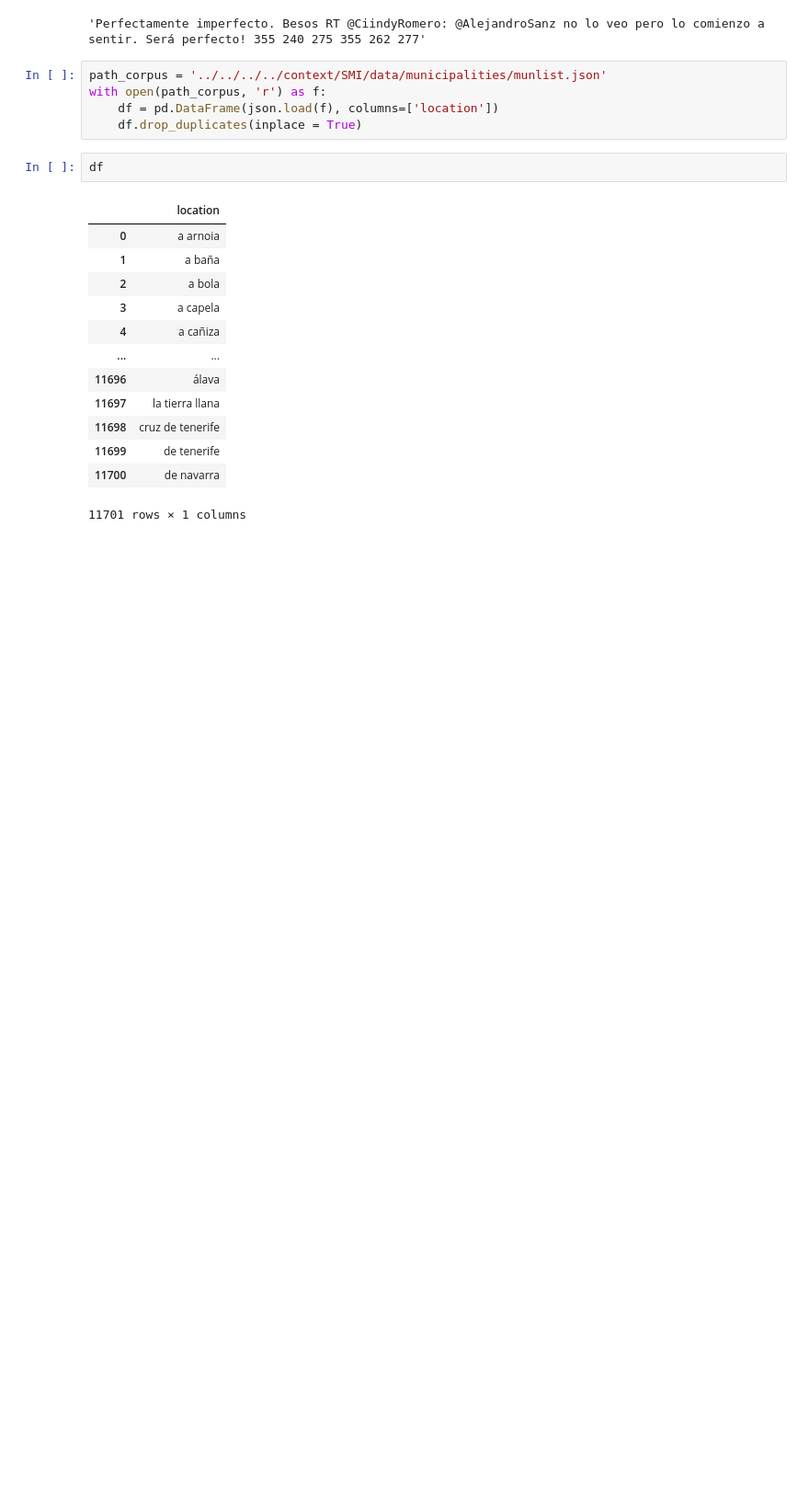
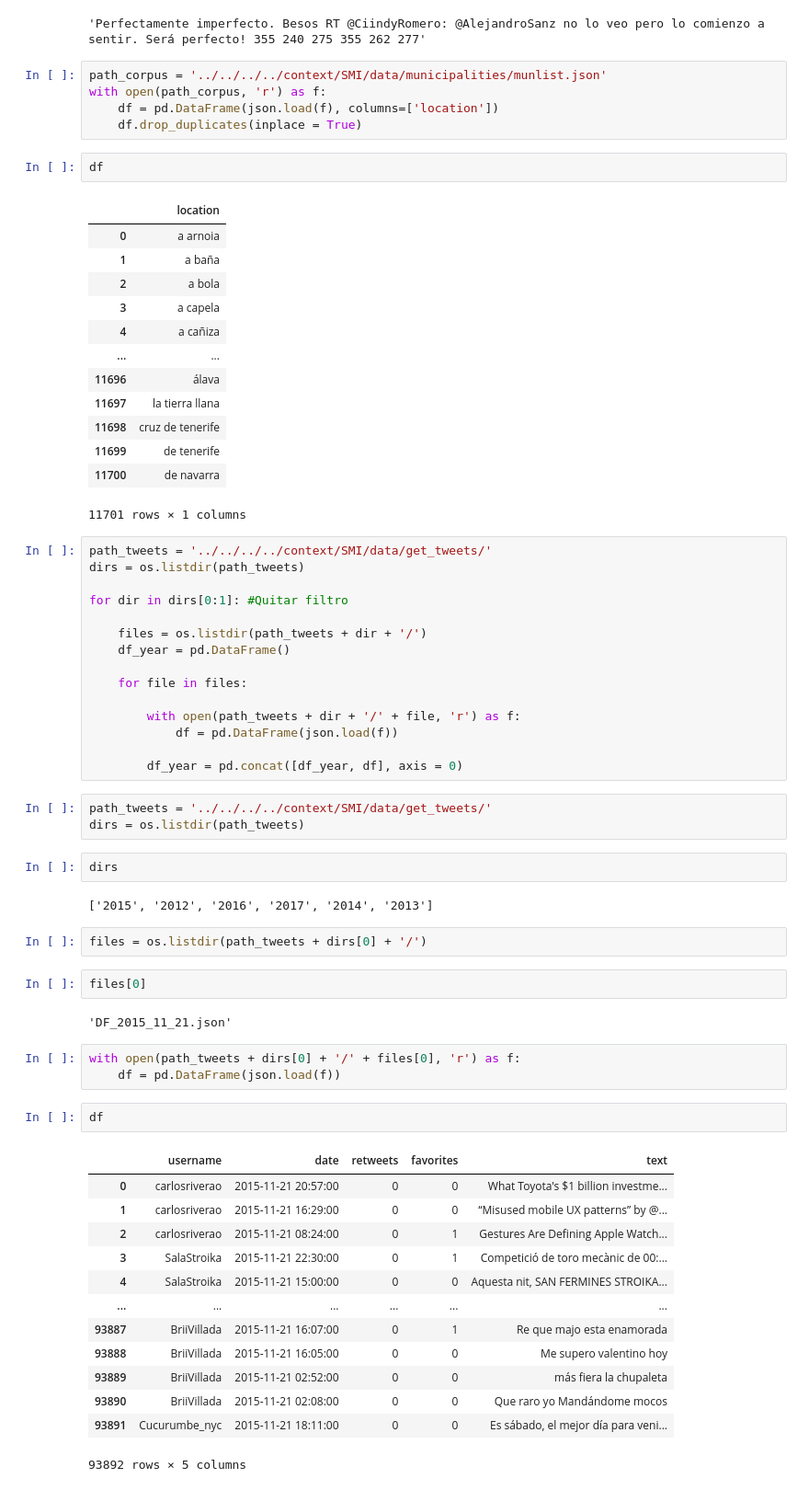
Before and after one commit to manugaco/cons_app, a Jupyter notebook: SMI_0_database/dev/create_fill_db.ipynb, the cells around one changed output. Shown: that part at 92% size. Saved outputs shown, nothing was run; the diff lists cells and outputs as text; blank space fills up the shorter version.

Commit message:
working on tweets backup

```diff
--- a/SMI_0_database/dev/create_fill_db.ipynb
+++ b/SMI_0_database/dev/create_fill_db.ipynb
@@ -771,3 +758,50 @@ df
 | 11699 | de tenerife |
 | 11700 | de navarra |
 11701 rows × 1 columns
+# %%
+path_tweets = '../../../../context/SMI/data/get_tweets/'
+dirs = os.listdir(path_tweets)
+
+for dir in dirs[0:1]: #Quitar filtro
+
+    files = os.listdir(path_tweets + dir + '/')
+    df_year = pd.DataFrame()
+
+    for file in files:
+
+        with open(path_tweets + dir + '/' + file, 'r') as f:
+            df = pd.DataFrame(json.load(f))
+
+        df_year = pd.concat([df_year, df], axis = 0)
+# %%
+path_tweets = '../../../../context/SMI/data/get_tweets/'
+dirs = os.listdir(path_tweets)
+# %%
+dirs
+# %% [output]
+['2015', '2012', '2016', '2017', '2014', '2013']
+# %%
+files = os.listdir(path_tweets + dirs[0] + '/')
+# %%
+files[0]
+# %% [output]
+'DF_2015_11_21.json'
+# %%
+with open(path_tweets + dirs[0] + '/' + files[0], 'r') as f:
+    df = pd.DataFrame(json.load(f))
+# %%
+df
+# %% [output]
+|  | username | date | retweets | favorites | text |
+| 0 | carlosriverao | 2015-11-21 20:57:00 | 0 | 0 | What Toyota's $1 billion investme... |
+| 1 | carlosriverao | 2015-11-21 16:29:00 | 0 | 0 | “Misused mobile UX patterns” by @... |
+| 2 | carlosriverao | 2015-11-21 08:24:00 | 0 | 1 | Gestures Are Defining Apple Watch... |
+| 3 | SalaStroika | 2015-11-21 22:30:00 | 0 | 1 | Competició de toro mecànic de 00:... |
+| 4 | SalaStroika | 2015-11-21 15:00:00 | 0 | 0 | Aquesta nit, SAN FERMINES STROIKA... |
+| ... | ... | ... | ... | ... | ... |
+| 93887 | BriiVillada | 2015-11-21 16:07:00 | 0 | 1 | Re que majo esta enamorada |
+| 93888 | BriiVillada | 2015-11-21 16:05:00 | 0 | 0 | Me supero valentino hoy |
+| 93889 | BriiVillada | 2015-11-21 02:52:00 | 0 | 0 | más fiera la chupaleta |
+| 93890 | BriiVillada | 2015-11-21 02:08:00 | 0 | 0 | Que raro yo Mandándome mocos |
+| 93891 | Cucurumbe_nyc | 2015-11-21 18:11:00 | 0 | 0 | Es sábado, el mejor día para veni... |
+93892 rows × 5 columns
```
Also changed, not shown: parts of 6 cells of this notebook, 4 other files.
